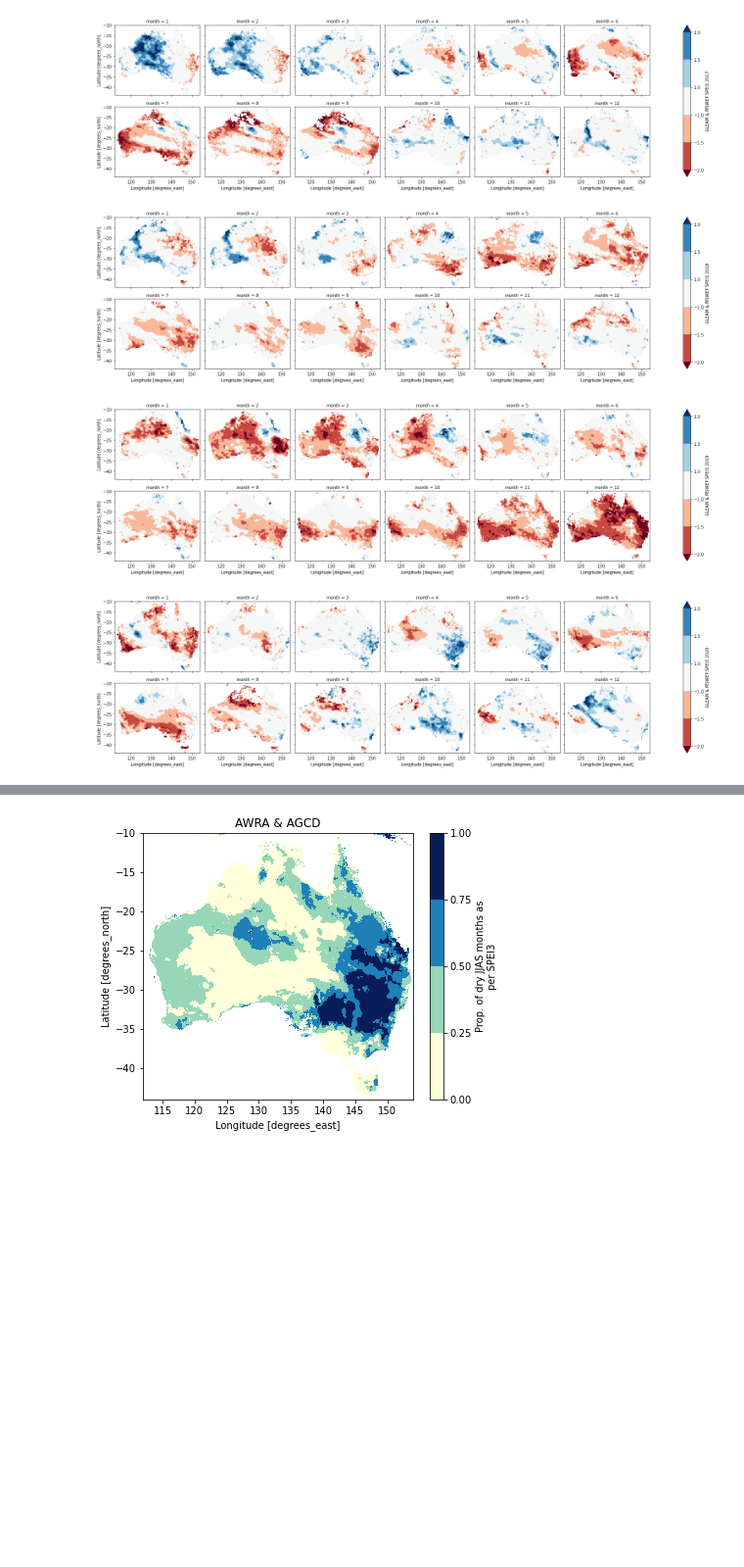
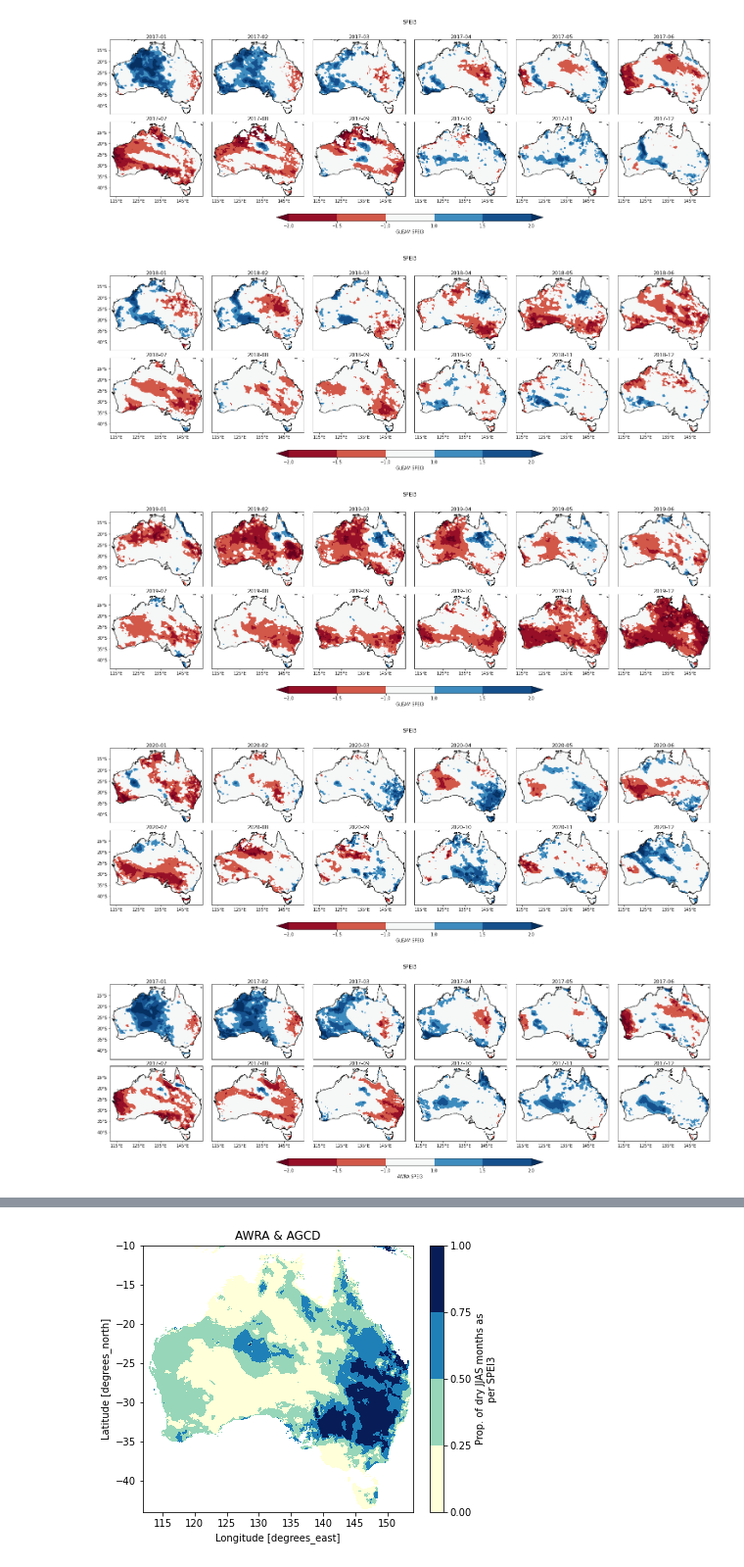
Before and after one commit to anjanadevanand/drought_2017to2019, a Jupyter notebook: drought_focusReg_SPEI.ipynb, the cells around one changed output, grey strips where cells are left out. Shown at 98% size. Cells and saved outputs as stored; diff of their text form; code cells hidden in the pictures; blank space fills up the shorter version.

```diff
--- a/drought_focusReg_SPEI.ipynb
+++ b/drought_focusReg_SPEI.ipynb
@@ -43,29 +51,41 @@ for d in data_name:
     mask_list.append(ds_mask)
 mask_dict = dict(zip(data_name, mask_list))
 # %%
+cmap = 'RdBu'
 levels = [-2, -1.5, -1, 1, 1.5, 2]
+main_title = vname
 
-d = 'gleam'
-for year in [2017, 2018, 2019, 2020]:
-    if d =='awra':
-        fname = glob.glob(data_dir + fname_prefix + '*' + d  + '*.nc')
-        ds = xr.open_mfdataset(fname)
-    else:
-        fname = glob.glob(data_dir + fname_prefix + '*' + d  + '*.nc')[0]
-        ds = xr.open_dataset(fname)
-    da = ds[vname].sel(time = slice(str(year), str(year))).load()
-    ds_mask = mask_dict[d]
-    da = da*ds_mask['land_mask']
+figname_prefix = 'v1_spei_3m'   # updating for figures with proper country borders
 
-    lat_size = abs((ds.lat[0]-ds.lat[-1]).values)
-    lon_size = abs((ds.lon[0]-ds.lon[-1]).values)
-    aspect = lon_size/lat_size
+for d in ['gleam', 'awra']:
+    for year in [2017, 2018, 2019, 2020]:
+        if d =='awra':
+            fname = glob.glob(data_dir + fname_prefix + '*' + d  + '*.nc')
+            ds = xr.open_mfdataset(fname)
+        else:
+            fname = glob.glob(data_dir + fname_prefix + '*' + d  + '*.nc')[0]
+            ds = xr.open_dataset(fname)
+        da = ds[vname].sel(time = slice(str(year), str(year))).load()
+        ds_mask = mask_dict[d]
+        da = da*ds_mask['land_mask']
 
-    da.groupby('time.month').mean().rename(dname_dict[d] + ' ' + vname + ' ' + str(year)).plot(x = "lon", y = "lat", col = "month", col_wrap = 6, aspect = aspect, size = 3, cmap = "RdBu", levels = levels) #"RdBu_r") "YlGnBu"
-    plt.savefig(out_dir + figname_prefix + '_' + str(year) + '_bymon' + '_' + d + '.png')
-    del ds, fname
+        lat_size = abs((ds.lat[0]-ds.lat[-1]).values)
+        lon_size = abs((ds.lon[0]-ds.lon[-1]).values)
+        aspect = lon_size/lat_size
+
+        da_plot = da.groupby('time.month').mean().rename(d + ' ' + vname + ' ' + str(year))
+        plot_list = [da_plot.sel(month=i) for i in da_plot.month.values]
+        subplot_title = np.datetime_as_string(da.time.values, unit='M')
+
+        out_figname = figname_prefix + '_' + str(year) + '_bymon' + '_' + d + '.png'
+        draw_spatial_plot_12panels(ds_list = plot_list, cmap = cmap, levels = levels, subplot_title = subplot_title, main_title = main_title, out_dir = fig_dir, out_figname = out_figname, add_cbar = True, cbar_label = d.upper() + ' ' + vname)
+
+        # da.groupby('time.month').mean().rename(dname_dict[d] + ' ' + vname + ' ' + str(year)).plot(x = "lon", y = "lat", col = "month", col_wrap = 6, aspect = aspect, size = 3, cmap = "RdBu", levels = levels) #"RdBu_r") "YlGnBu"
+        # plt.savefig(out_dir + figname_prefix + '_' + str(year) + '_bymon' + '_' + d + '.png')
+        # del ds, fname
 # %% [output]
-[figure, old version]
+[figure, new version]
-[figure, old version]
+[figure, new version]
-[figure, old version]
+[figure, new version]
-[figure, old version]
+[figure, new version]
+[figure, added]
```
Also changed, not shown: parts of 4 cells of this notebook, 6 other files.
